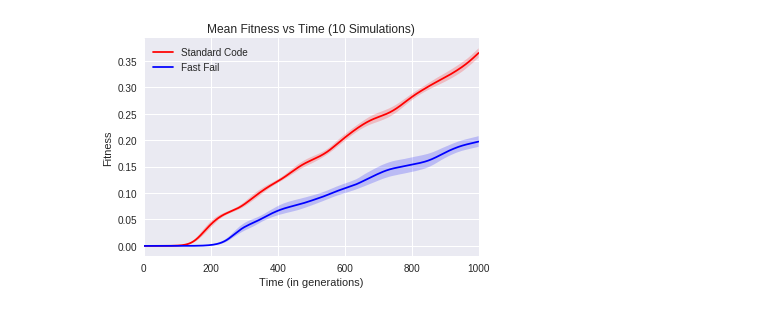
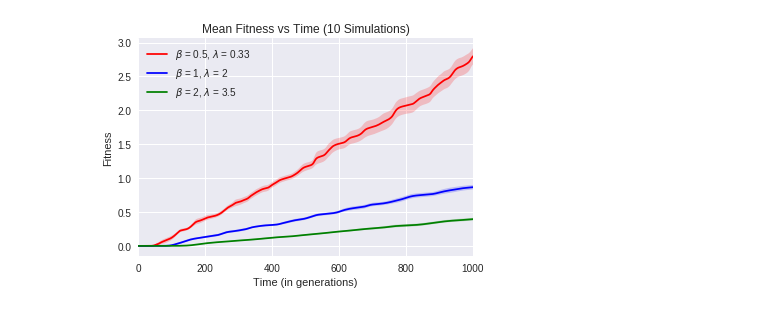
Before and after one commit to EndyLab/codon-tables, a Jupyter notebook: fit_figs.ipynb, the cells around one changed output. Drawn from its saved outputs; the diff is of its cells as text; code cells hidden in the pictures.

```diff
--- a/fit_figs.ipynb
+++ b/fit_figs.ipynb
@@ -5,19 +5,30 @@ import seaborn as sns
 import pickle
 # %%
 # import datafiles
-with open('res/2-14 Traces/2-15_Standard Code_favg_traces_T=1000_N=10_b=2_l=3.5.pickle', 'rb') as handle:
-    standard_df = pickle.load(handle)
+with open('res/2-14 Traces/2-14_sc_favg_T=1000_N=10.pickle', 'rb') as handle:
+    b1_df = pickle.load(handle)
+str1 = r'$\beta$ = 1, $\lambda$ = 2'
+b1_df['mut'] = [str1 for i in range(len(b1_df))]
 
-with open('res/2-14 Traces/2-15_Fast Fail_favg_traces_T=1000_N=10_b=2_l=3.5.pickle', 'rb') as handle:
-    fastfail_df = pickle.load(handle)
+with open('res/2-14 Traces/2-22_Standard Code_favg_traces_T=1000_N=10_b=2_l=3.5.pickle', 'rb') as handle:
+    b2_df = pickle.load(handle)
+str2 = r'$\beta$ = 2, $\lambda$ = 3.5'
+b2_df['mut'] = [str2 for i in range(len(b2_df))]
+
+with open('res/2-14 Traces/2-21_Standard Code_favg_traces_T=1000_N=10_b=0.5_l=0.33.pickle', 'rb') as handle:
+    bhalf_df = pickle.load(handle)
+str3 = r'$\beta$ = 0.5, $\lambda$ = 0.33'
+bhalf_df['mut'] = [str3 for i in range(len(bhalf_df))]
 # %%
-ax1 = sns.tsplot(data=standard_df, time='time', value='value', unit='sim', condition='code', color='red')
-ax2 = sns.tsplot(data=fastfail_df, time='time', value='value', unit='sim', condition='code', color='blue')
+ax1 = sns.tsplot(data=bhalf_df, time='time', value='value', unit='sim', condition='mut', color='red')
+ax2 = sns.tsplot(data=b1_df, time='time', value='value', unit='sim', condition='mut', color='blue')
+ax3 = sns.tsplot(data=b2_df, time='time', value='value', unit='sim', condition='mut', color='green')
+
 plt.legend()
 plt.title('Mean Fitness vs Time (10 Simulations)')
 plt.xlabel('Time (in generations)')
 plt.ylabel('Fitness')
-plt.savefig('res/2-15_F_avg_T=1000_b=2_l=3-5.pdf', bbox_inches='tight')
+plt.savefig('res/2-22_F_avg_sc_T=1000_n=10_multiregime.pdf', bbox_inches='tight')
 plt.show()
 # %% [output]
-[figure, old version]
+[figure, new version]
```
Also changed, not shown: 10 other files.
